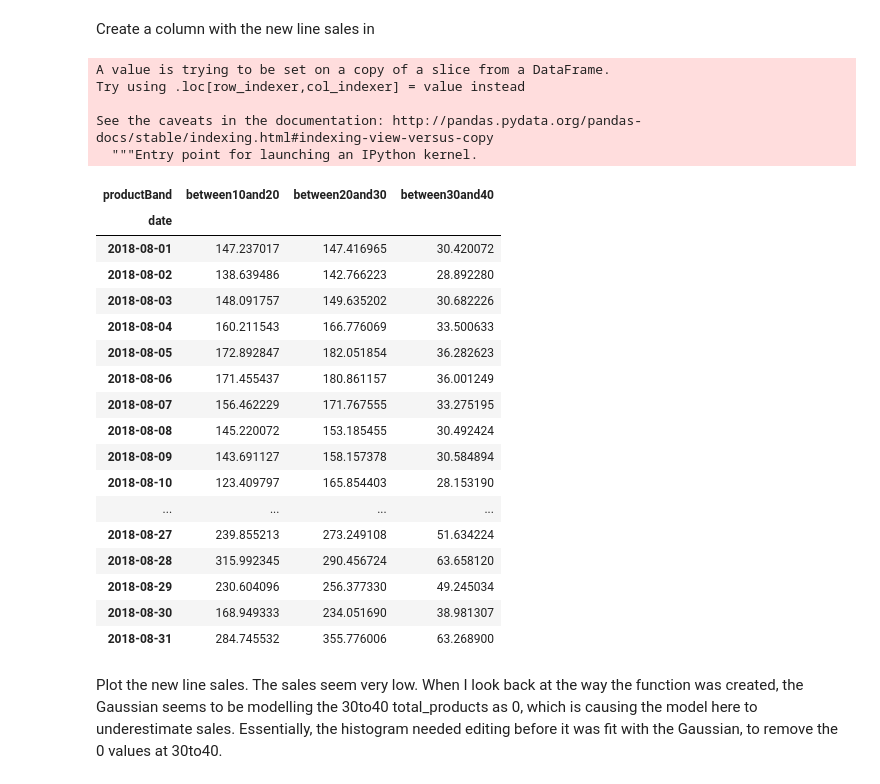
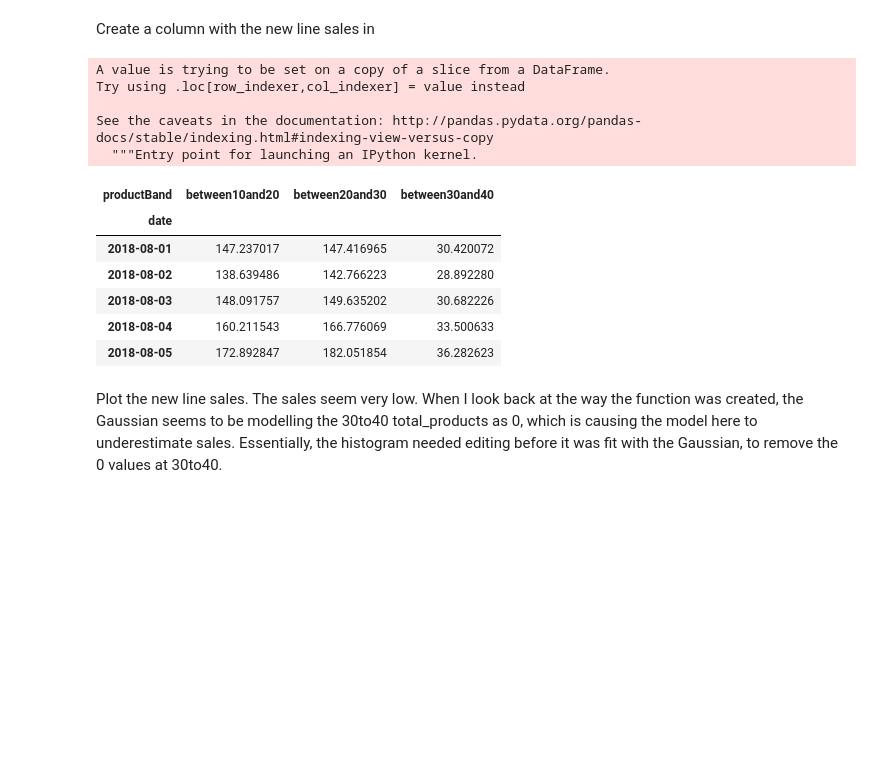
Before and after one commit to JoekingCooper/btakehometask, a Jupyter notebook: notebooks/5_Forecasting_New_Line.ipynb, the cells around one changed output. Drawn from its saved outputs; the diff is of its cells as text; code cells hidden in the pictures; blank space fills up the shorter version.

```diff
--- a/notebooks/5_Forecasting_New_Line.ipynb
+++ b/notebooks/5_Forecasting_New_Line.ipynb
@@ -407,31 +363,20 @@ def salescount(B12,B23):
 Create a column with the new line sales in
 # %%
 forecast_august['between30and40']=forecast_august.apply(lambda x:salescount(x['between10and20'],x['between20and30']),axis=1)
-forecast_august
+forecast_august.head()
 # %% [output]
 A value is trying to be set on a copy of a slice from a DataFrame.
 Try using .loc[row_indexer,col_indexer] = value instead
 
 See the caveats in the documentation: http://pandas.pydata.org/pandas-docs/stable/indexing.html#indexing-view-versus-copy
   """Entry point for launching an IPython kernel.
 | productBand | between10and20 | between20and30 | between30and40 |
 | date |  |  |  |
 | 2018-08-01 | 147.237017 | 147.416965 | 30.420072 |
 | 2018-08-02 | 138.639486 | 142.766223 | 28.892280 |
 | 2018-08-03 | 148.091757 | 149.635202 | 30.682226 |
 | 2018-08-04 | 160.211543 | 166.776069 | 33.500633 |
 | 2018-08-05 | 172.892847 | 182.051854 | 36.282623 |
-| 2018-08-06 | 171.455437 | 180.861157 | 36.001249 |
-| 2018-08-07 | 156.462229 | 171.767555 | 33.275195 |
-| 2018-08-08 | 145.220072 | 153.185455 | 30.492424 |
-| 2018-08-09 | 143.691127 | 158.157378 | 30.584894 |
-| 2018-08-10 | 123.409797 | 165.854403 | 28.153190 |
-| ... | ... | ... | ... |
-| 2018-08-27 | 239.855213 | 273.249108 | 51.634224 |
-| 2018-08-28 | 315.992345 | 290.456724 | 63.658120 |
-| 2018-08-29 | 230.604096 | 256.377330 | 49.245034 |
-| 2018-08-30 | 168.949333 | 234.051690 | 38.981307 |
-| 2018-08-31 | 284.745532 | 355.776006 | 63.268900 |
 # %% [markdown]
 Plot the new line sales. The sales seem very low. When I look back at the way the function was created, the Gaussian seems to be modelling the 30to40 total_products as 0, which is causing the model here to underestimate sales. Essentially, the histogram needed editing before it was fit with the Gaussian, to remove the 0 values at 30to40.
 # %%
```
Also changed, not shown: parts of 4 cells of this notebook.
